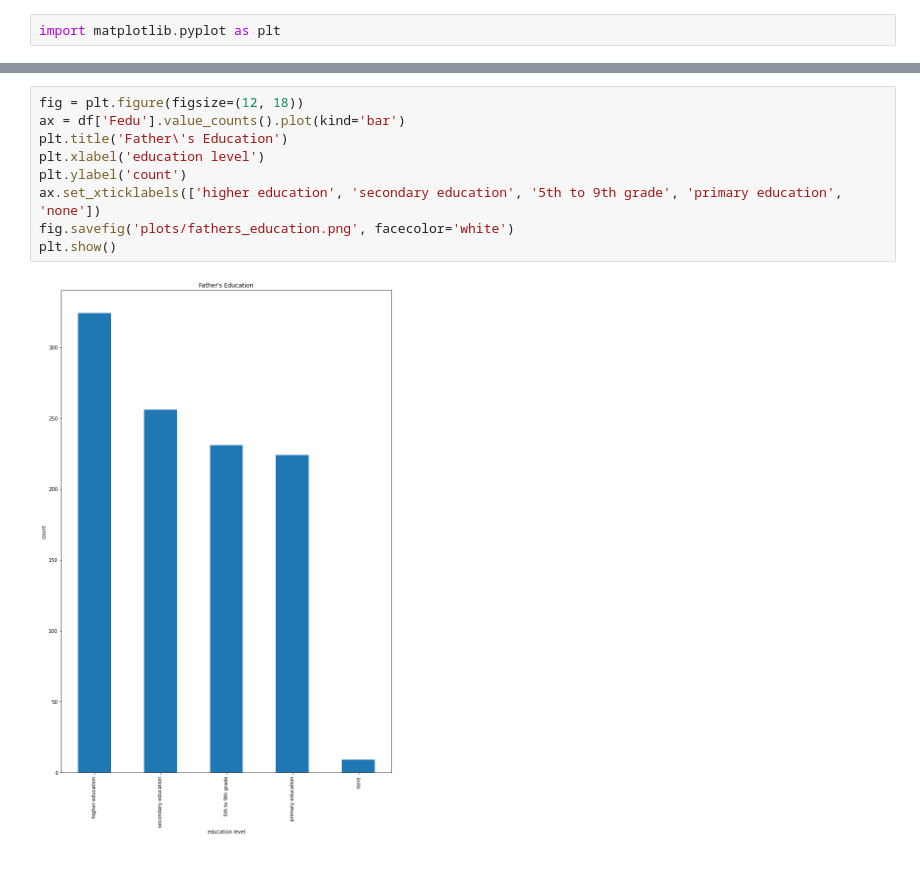
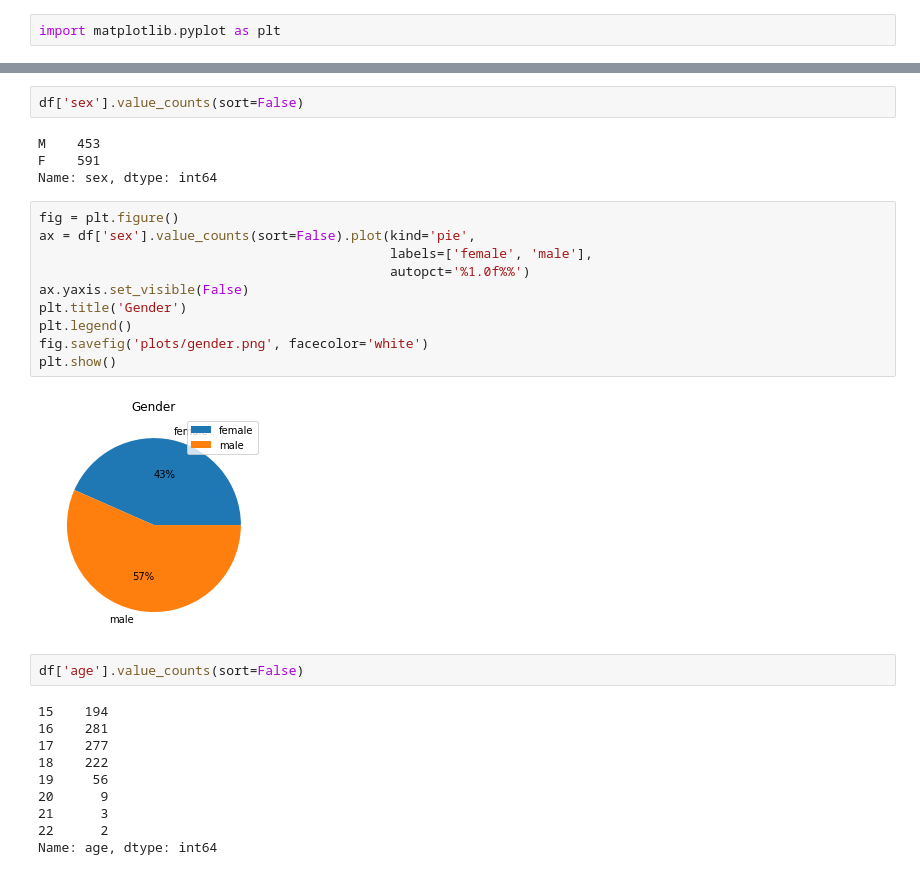
Before and after one commit to TharindaNimnajith/student-performance, a Jupyter notebook: dataset_analysis/column_data_analysis.ipynb, the cells around one changed output, grey strips where cells are left out. Drawn from its saved outputs; the diff is of its cells as text.

```diff
--- a/dataset_analysis/column_data_analysis.ipynb
+++ b/dataset_analysis/column_data_analysis.ipynb
@@ -224,11 +23,30 @@ Name: Fedu, dtype: int64
-# %%
-fig = plt.figure(figsize=(12, 18))
-ax = df['Fedu'].value_counts().plot(kind='bar')
-plt.title('Father\'s Education')
-plt.xlabel('education level')
-plt.ylabel('count')
-ax.set_xticklabels(['higher education', 'secondary education', '5th to 9th grade', 'primary education', 'none'])
-fig.savefig('plots/fathers_education.png', facecolor='white')
-plt.show()
-# %% [output]
-[figure, removed]
+# %%
+df['sex'].value_counts(sort=False)
+# %% [output]
+M    453
+F    591
+Name: sex, dtype: int64
+# %%
+fig = plt.figure()
+ax = df['sex'].value_counts(sort=False).plot(kind='pie',
+                                             labels=['female', 'male'],
+                                             autopct='%1.0f%%')
+ax.yaxis.set_visible(False)
+plt.title('Gender')
+plt.legend()
+fig.savefig('plots/gender.png', facecolor='white')
+plt.show()
+# %% [output]
+[figure, added]
+# %%
+df['age'].value_counts(sort=False)
+# %% [output]
+15    194
+16    281
+17    277
+18    222
+19     56
+20      9
+21      3
+22      2
+Name: age, dtype: int64
```
Also changed, not shown: parts of 44 cells of this notebook, 10 other files.
